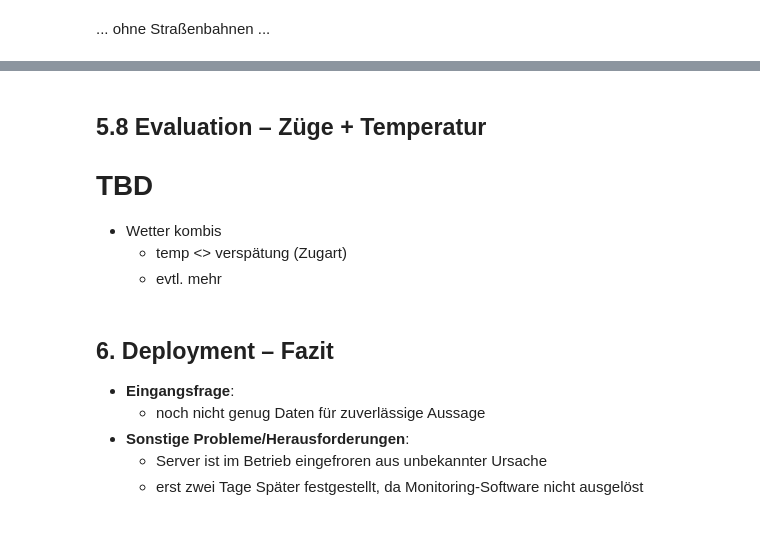
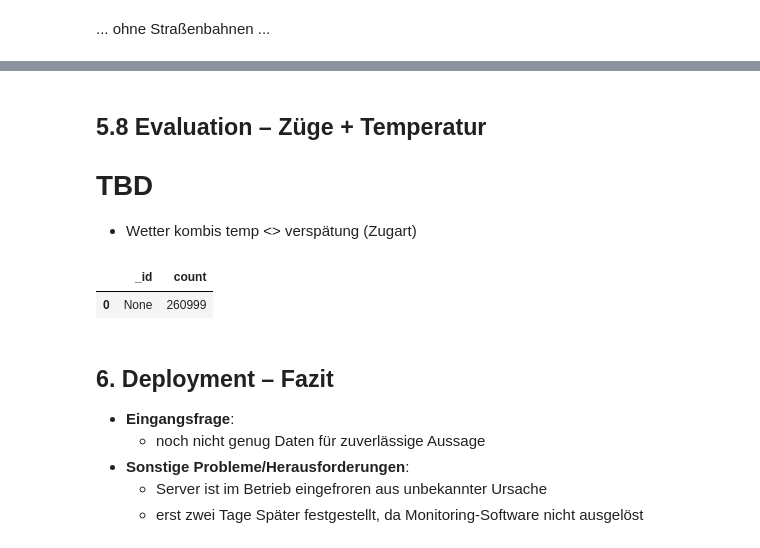
Before and after one commit to FrederikWolter/DBWeather, a Jupyter notebook: DBWeather.ipynb, the cells around one changed output, grey strips where cells are left out. Cells and saved outputs as stored; diff of their text form; code cells hidden in the pictures.

```diff
--- a/DBWeather.ipynb
+++ b/DBWeather.ipynb
@@ -332,6 +342,17 @@ DataFrame(data_train.find(sort=[("delay", -1)], filter={"board_type": "arr","con
 
 # TBD
 
-* Wetter kombis
-    * temp <> verspätung (Zugart)
-    * evtl. mehr
+* Wetter kombis temp <> verspätung (Zugart)
+# %%
+result = data_train.aggregate([
+  {"$lookup": { "localField": 'site',
+                'from': 'tableTWO',
+                'foreignField': 'site',
+                'as': 'site_yo'
+        } },
+  {"$group": { "_id": "$range", "count": { "$sum": 1 } } } ])
+df = DataFrame(result)
+df
+# %% [output]
+|  | _id | count |
+| 0 | None | 260999 |
```
Also changed, not shown: parts of 24 cells of this notebook.
